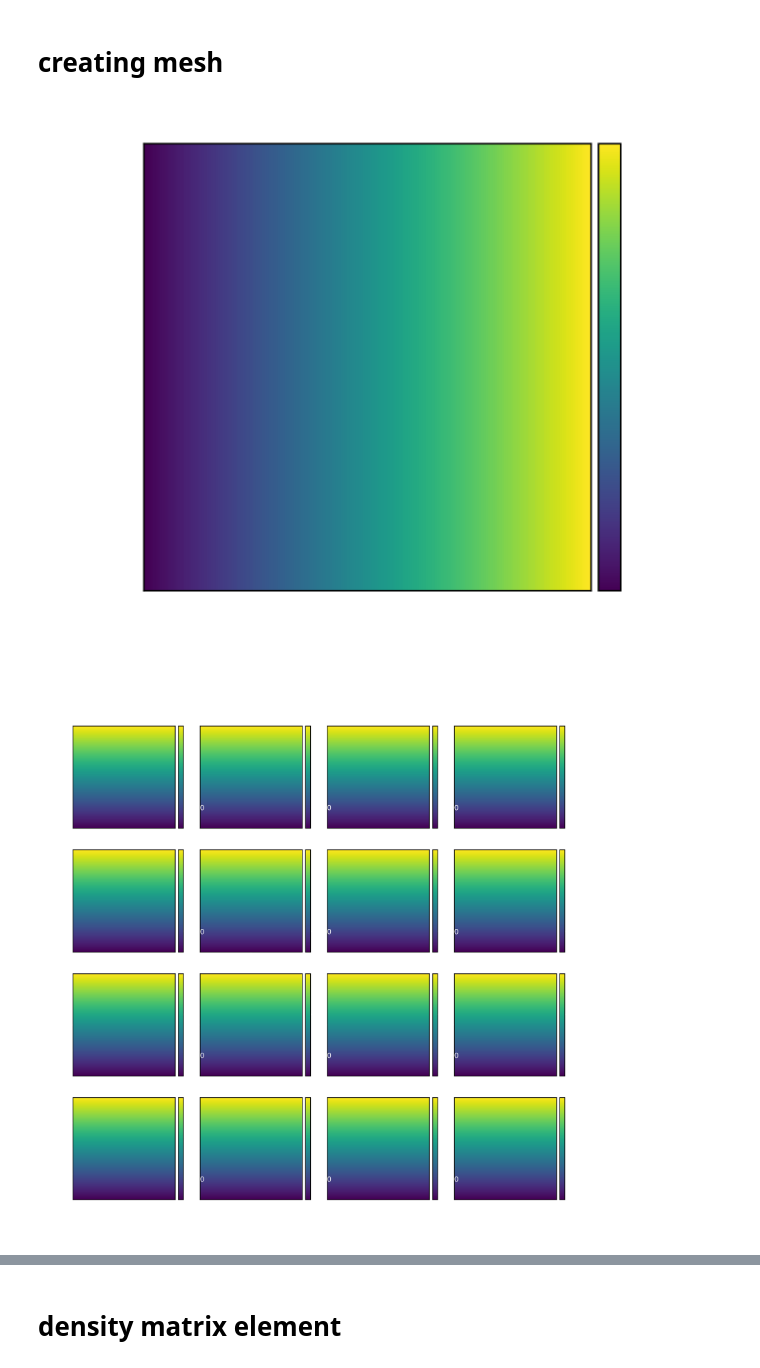
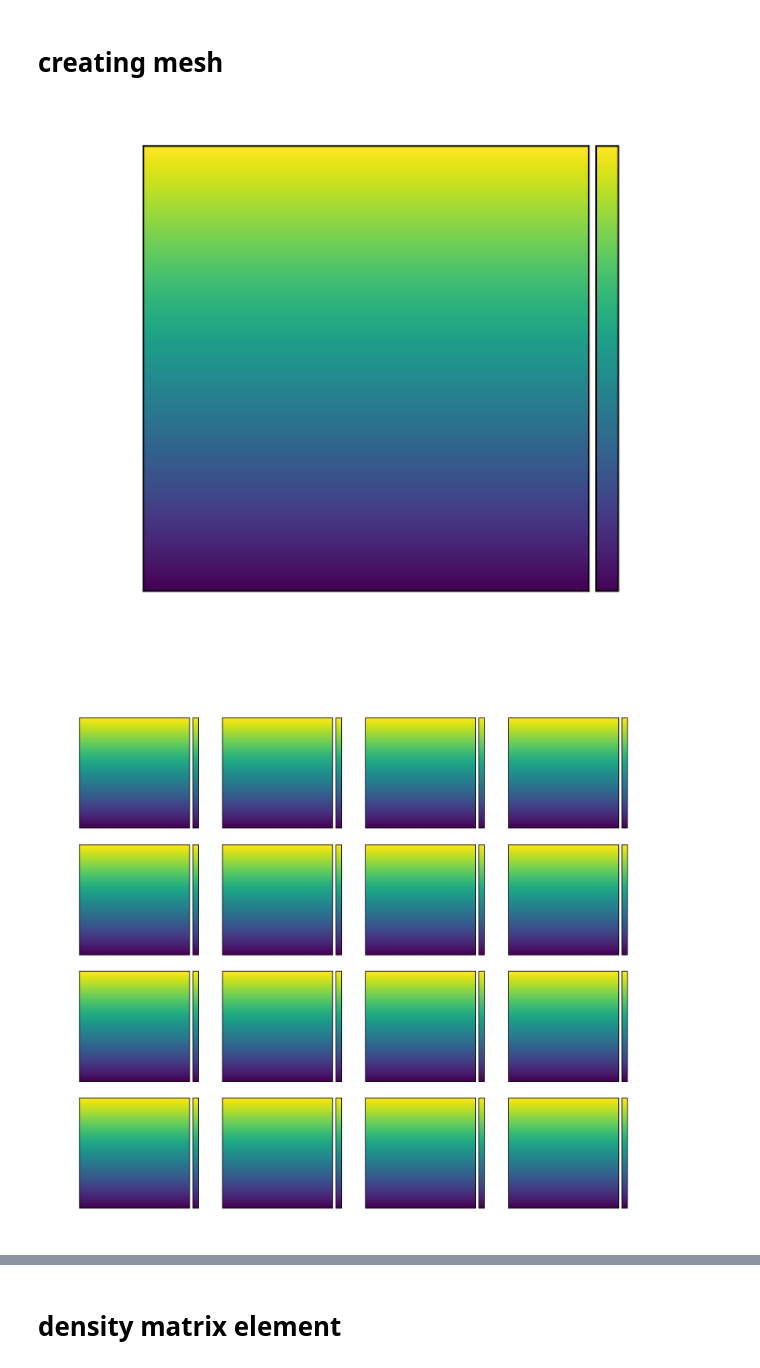
Before and after one commit to tommychinwj/HiddenSiVCenter, a Jupyter notebook: Figures3(a,b).ipynb, the cells around one changed output, grey strips where cells are left out. Drawn from its saved outputs; the diff is of its cells as text; code cells hidden in the pictures.

```diff
--- a/Figures3(a,b).ipynb
+++ b/Figures3(a,b).ipynb
@@ -36,7 +48,7 @@ Gamma10 = gamma10 * 1E-5
 # colorbar function
 # %%
 # @numba.jit
-def colorbar(mappable, label=None):
+def colorbar(mappable, label='Amplitude (arb. units)'):
     from mpl_toolkits.axes_grid1 import make_axes_locatable
     last_axes = plt.gca()
     ax = mappable.axes
@@ -45,11 +57,8 @@ def colorbar(mappable, label=None):
     cax = divider.append_axes("right", size="5%", pad=0.05)
     cbar = fig.colorbar(mappable, cax=cax)
     if label is not None:
-        plt.ylabel(label, **font)
-    plt.yticks(**font)
-    plt.tick_params(color=font['color'])
+        plt.ylabel(label)
     plt.sca(last_axes)
-    ax.tick_params(color=font['color'])
     return cbar
 # %%
 # @numba.jit
@@ -57,28 +66,26 @@ def slices_plots(
         databox,
         titles=None,
         figure_shape=[4, 4],
-        figure_size=(10, 10),
+        figure_size=(11, 10),
         vertical_gap=0.15,
         horizontal_gap=0.15,
         shared_x_label=r'$\omega_t \quad [2 \pi] $',
-        shared_x_label_x_position=0.5,
-        shared_x_label_y_position=0.08,
+        shared_x_label_x_position=0.515,
+        shared_x_label_y_position=0.09,
         shared_y_label=r'$\omega_\tau \quad [2 \pi] $',
         shared_y_label_x_position=0.08,
-        shared_y_label_y_postion=0.5,
+        shared_y_label_y_position=0.5,
         shared_title=r'$\mathfrak{R} \left\{ \rho^{(3)}_{10,sig} (\omega_t, \omega_\tau) \right\}$',
-        shared_title_x_position=0.5,
-        shared_title_y_position=0.94,
+        shared_title_x_position=0.515,
+        shared_title_y_position=0.93,
         share_x_axis=True,
         share_y_axis=True,
-        colorbar_label='Amplitude (arb. units)',
-        dpi=300):
+        colorbar_label='Amplitude (arb. units)'):
 
     fig, ax = plt.subplots(
         figure_shape[0],  # row
         figure_shape[1],  # column
         figsize=figure_size,
-        dpi=dpi,
         sharex=share_x_axis,
         sharey=share_y_axis,
         gridspec_kw={
@@ -95,34 +102,34 @@ def slices_plots(
             origin='lower',
             extent=(min(omega_t / 2. / np.pi ), max(omega_t / 2. / np.pi ), min(omega_tau / 2. / np.pi ), max(omega_tau / 2. / np.pi ))
         )
-        ax.flatten()[i].set_title(titles[i], **font)
-        ax.flatten()[i].set_xticklabels(ax.flatten()[i].get_xticks(), font)
-        ax.flatten()[i].set_yticklabels(ax.flatten()[i].get_yticks(), font)
+        ax.flatten()[i].set_title(titles[i])
 
-        colorbar(im)
+        if (i+1)%figure_shape[1]:
+            colorbar(im, None)
+        else:
+            colorbar(im, colorbar_label)
 
     fig.suptitle(x=shared_title_x_position,
                  y=shared_title_y_position,
                  t=shared_title,
                  ha='center',
-                 **font)
+                 size=1.5*SIZE)
 
     if shared_x_label != None:  # shared x label
         fig.text(x=shared_x_label_x_position,
                  y=shared_x_label_y_position,
                  s=shared_x_label,
-                 ha='center',
-                 **font)
+                 ha='center')
 
     if shared_y_label != None:  # shared y label
         fig.text(x=shared_y_label_x_position,
-                 y=shared_y_label_y_postion,
+                 y=shared_y_label_y_position,
                  s=shared_y_label,
                  va='center',
-                 rotation='vertical',
-                 **font)
+                 rotation='vertical')
 
     plt.show()
+    return fig
 # %% [markdown]
  # complex square function
 # %%
@@ -135,21 +142,19 @@ def abs2(x):
 omega_t = np.linspace(0., 4.*np.pi, 200)
 omega_tau = np.linspace(-4.*np.pi, 0., 200)
 omega_t_mesh, omega_tau_mesh = np.meshgrid(omega_t, omega_tau, indexing='xy')
-plt.figure(dpi=300)
-im = plt.imshow(omega_t_mesh, origin='lower', extent=(min(omega_t / 2. / np.pi ), max(omega_t / 2. / np.pi ), min(omega_tau / 2. / np.pi ), max(omega_tau / 2. / np.pi )))
-plt.xlabel(r'$\omega_t \quad [2 \pi] $', fontdict=font)
-plt.ylabel(r'$\omega_\tau \quad [2 \pi] $', fontdict=font)
-plt.title(r'$\omega_t$ mesh', fontdict=font)
-plt.xticks(**font)
-plt.yticks(**font)
-colorbar(im, 'Amplitude')
+plt.figure()
+im = plt.imshow(omega_tau_mesh, origin='lower', extent=(min(omega_t / 2. / np.pi ), max(omega_t / 2. / np.pi ), min(omega_tau / 2. / np.pi ), max(omega_tau / 2. / np.pi )))
+plt.xlabel(r'$\omega_t \quad [2 \pi] $')
+plt.ylabel(r'$\omega_\tau \quad [2 \pi] $')
+plt.title(r'$\omega_\tau$ mesh')
+colorbar(im)
 plt.show()
 # %% [output]
-[figure, old version]
+[figure, new version]
 # %%
 omega_10_vals = np.linspace(0. , 4. * np.pi, 16)
 omega_10_3Dmesh, omega_t_3Dmesh, omega_tau_3Dmesh = np.meshgrid(omega_10_vals, omega_t, omega_tau, indexing='ij')
 
-slices_plots(omega_tau_3Dmesh)
+_ = slices_plots(omega_tau_3Dmesh, shared_title=r'$\omega_\tau$ 3D mesh')
 # %% [output]
-[figure, old version]
+[figure, new version]
```
Also changed, not shown: parts of 34 cells of this notebook.
